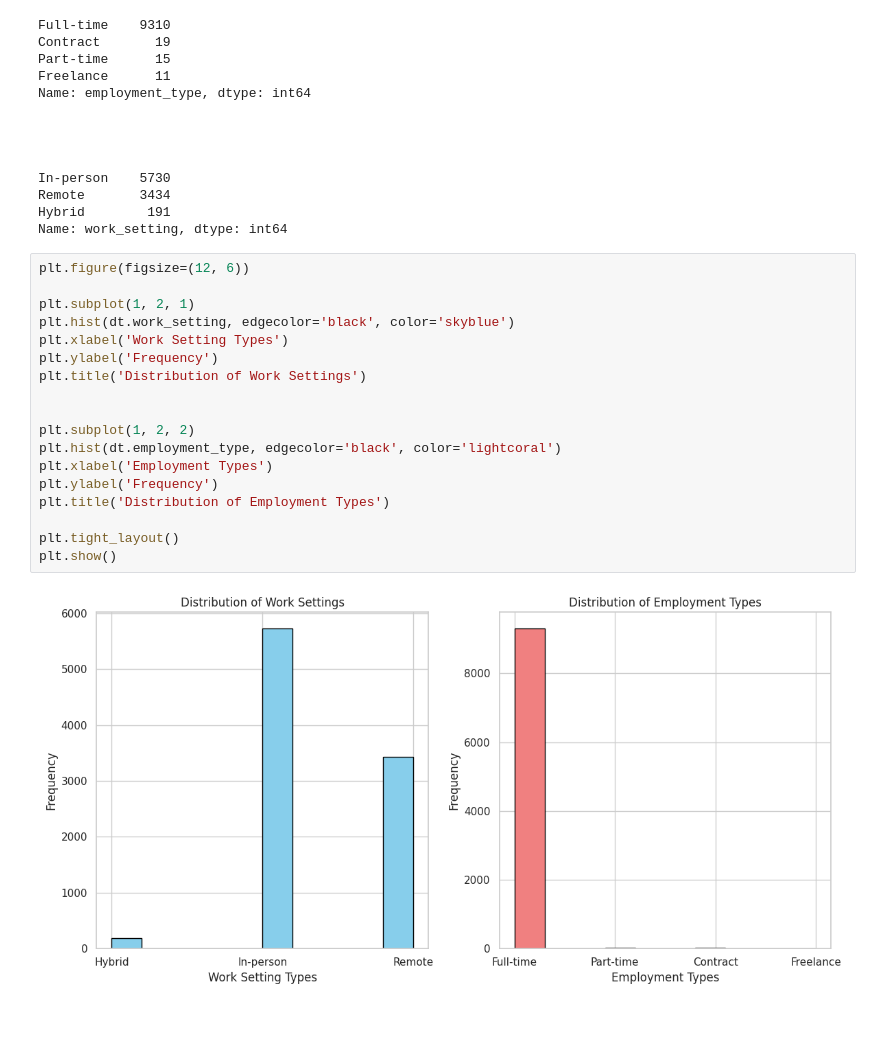
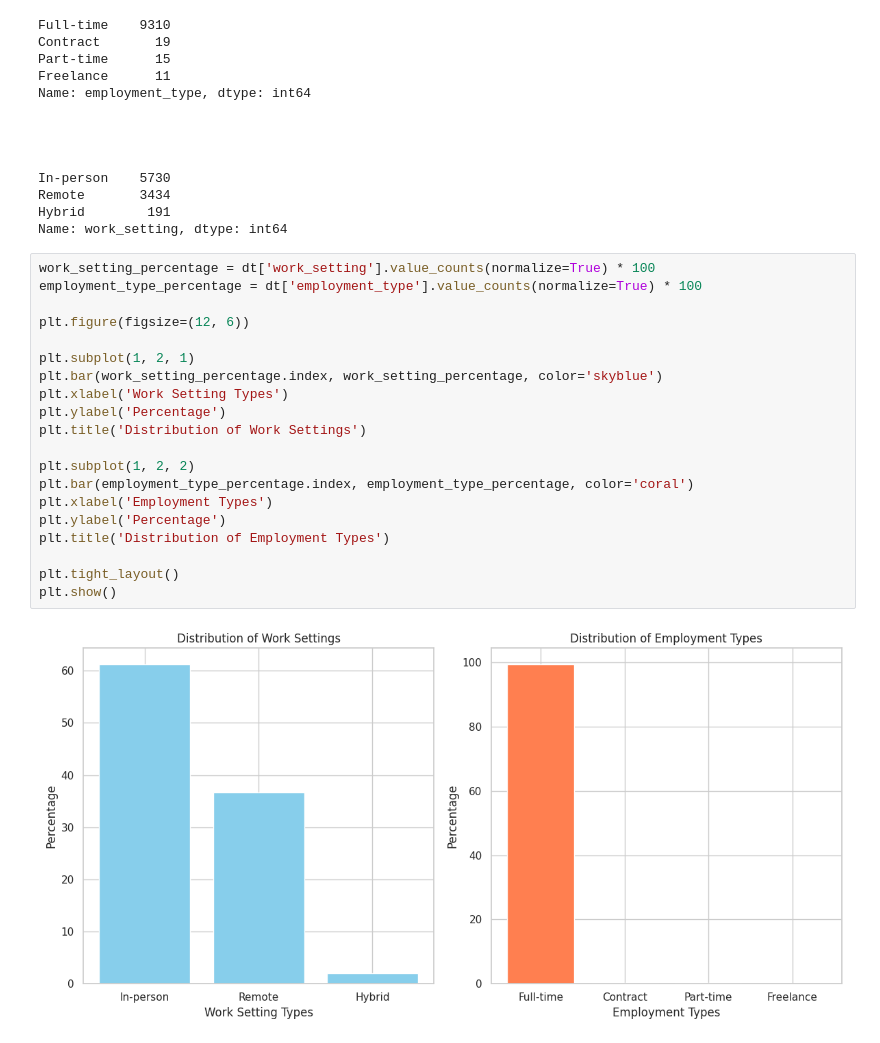
Before and after one commit to Funiel298/Data-Science-Jobs-and-Salary-Analysis, a Jupyter notebook: datjobs.ipynb, the cells around one changed output. Saved outputs shown, nothing was run; the diff lists cells and outputs as text.

```diff
--- a/datjobs.ipynb
+++ b/datjobs.ipynb
@@ -234,22 +327,24 @@ Remote       3434
 Hybrid        191
 Name: work_setting, dtype: int64
 # %%
+work_setting_percentage = dt['work_setting'].value_counts(normalize=True) * 100
+employment_type_percentage = dt['employment_type'].value_counts(normalize=True) * 100
+
 plt.figure(figsize=(12, 6))
 
 plt.subplot(1, 2, 1)
-plt.hist(dt.work_setting, edgecolor='black', color='skyblue')
+plt.bar(work_setting_percentage.index, work_setting_percentage, color='skyblue')
 plt.xlabel('Work Setting Types')
-plt.ylabel('Frequency')
+plt.ylabel('Percentage')
 plt.title('Distribution of Work Settings')
 
-
 plt.subplot(1, 2, 2)
-plt.hist(dt.employment_type, edgecolor='black', color='lightcoral')
+plt.bar(employment_type_percentage.index, employment_type_percentage, color='coral')
 plt.xlabel('Employment Types')
-plt.ylabel('Frequency')
+plt.ylabel('Percentage')
 plt.title('Distribution of Employment Types')
 
 plt.tight_layout()
 plt.show()
 # %% [output]
-[figure, old version]
+[figure, new version]
```
Also changed, not shown: parts of 23 cells of this notebook.
